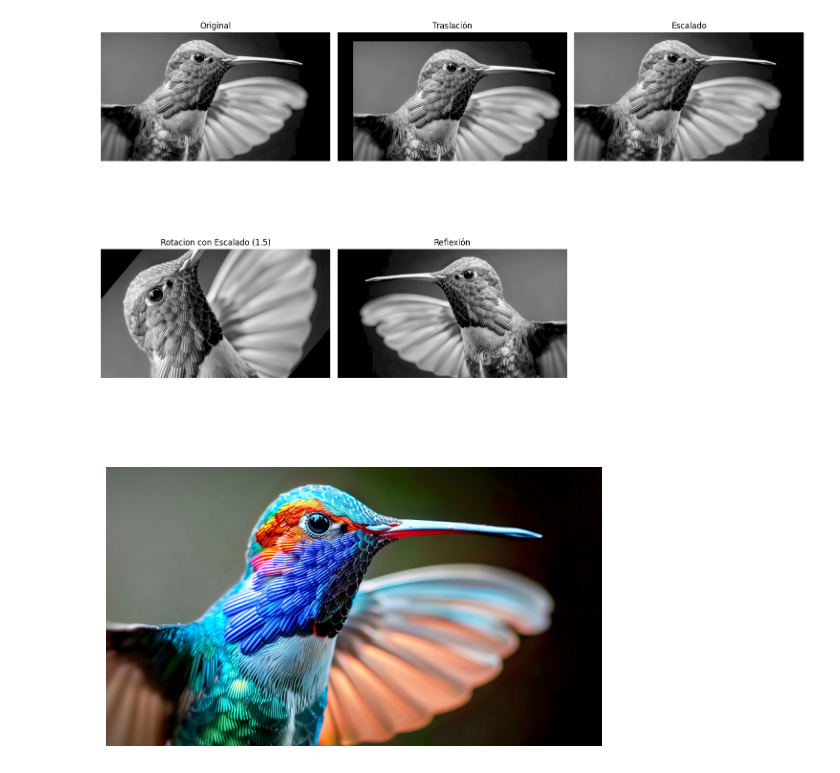
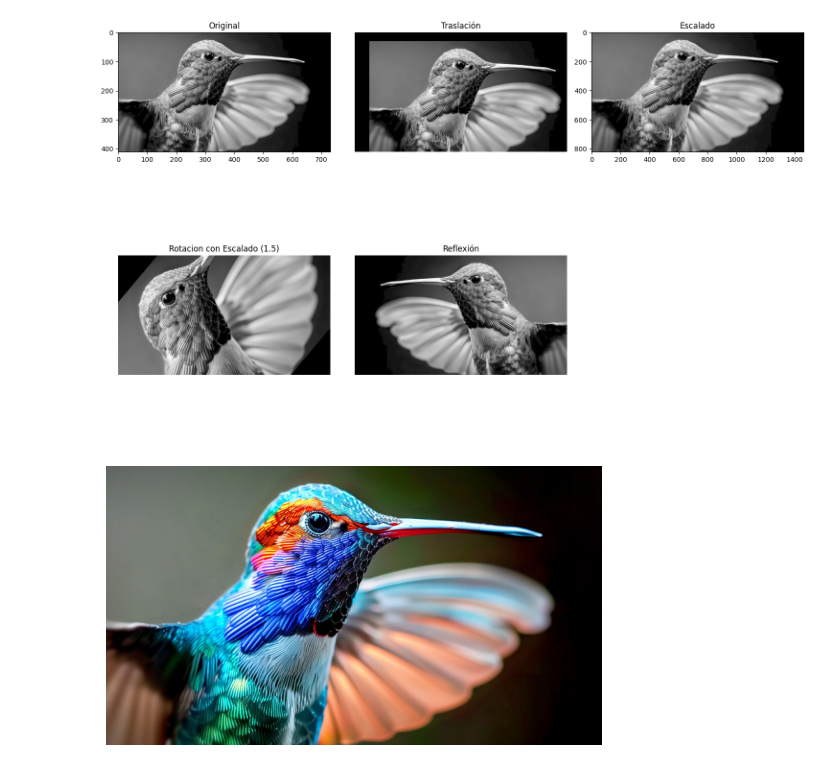
Before and after one commit to JanethGrimaldo/AI, a Jupyter notebook: AF4.ipynb, the cells around one changed output. Cells and saved outputs as stored; diff of their text form; code cells hidden in the pictures.

```diff
--- a/AF4.ipynb
+++ b/AF4.ipynb
@@ -19,36 +19,34 @@ Matriz_rotacion = cv2.getRotationMatrix2D(centro, 50,1.5)
 rotacion = cv2.warpAffine(img, Matriz_rotacion,(ancho,alto))
 
 reflexion = cv2.flip(img, 1) #Reflexión
 
 fig, axes = plt.subplots(2, 3, figsize=(15, 10))
 axes = axes.flatten() # Convertimos la matriz 2D de subplots en un array 1D
 
 axes[0].imshow(img, cmap="gray")
 axes[0].set_title("Original")
-axes[0].axis("off")
 
 axes[1].imshow(Traslacion, cmap="gray")
 axes[1].set_title("Traslación")
 axes[1].axis("off")
 
 axes[2].imshow(Escalado, cmap="gray")
 axes[2].set_title("Escalado")
-axes[2].axis("off")
 
 axes[3].imshow(rotacion, cmap="gray")
 axes[3].set_title("Rotacion con Escalado (1.5)")
 axes[3].axis("off")
 
 axes[4].imshow(reflexion, cmap="gray")
 axes[4].set_title("Reflexión")
 axes[4].axis("off")
 
 axes[5].axis("off")
 
 plt.tight_layout()
 plt.show()
 # %% [output]
-[figure, old version]
+[figure, new version]
 # %%
 import cv2
 import matplotlib.pyplot as plt
```
